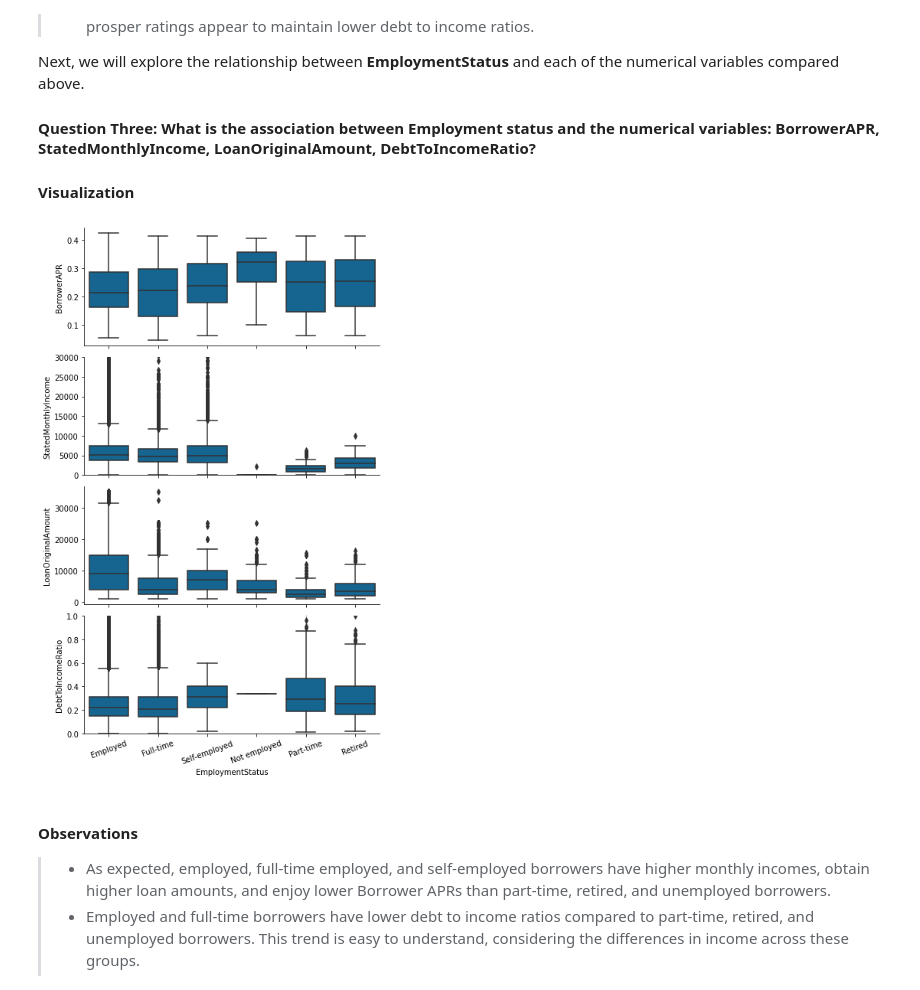
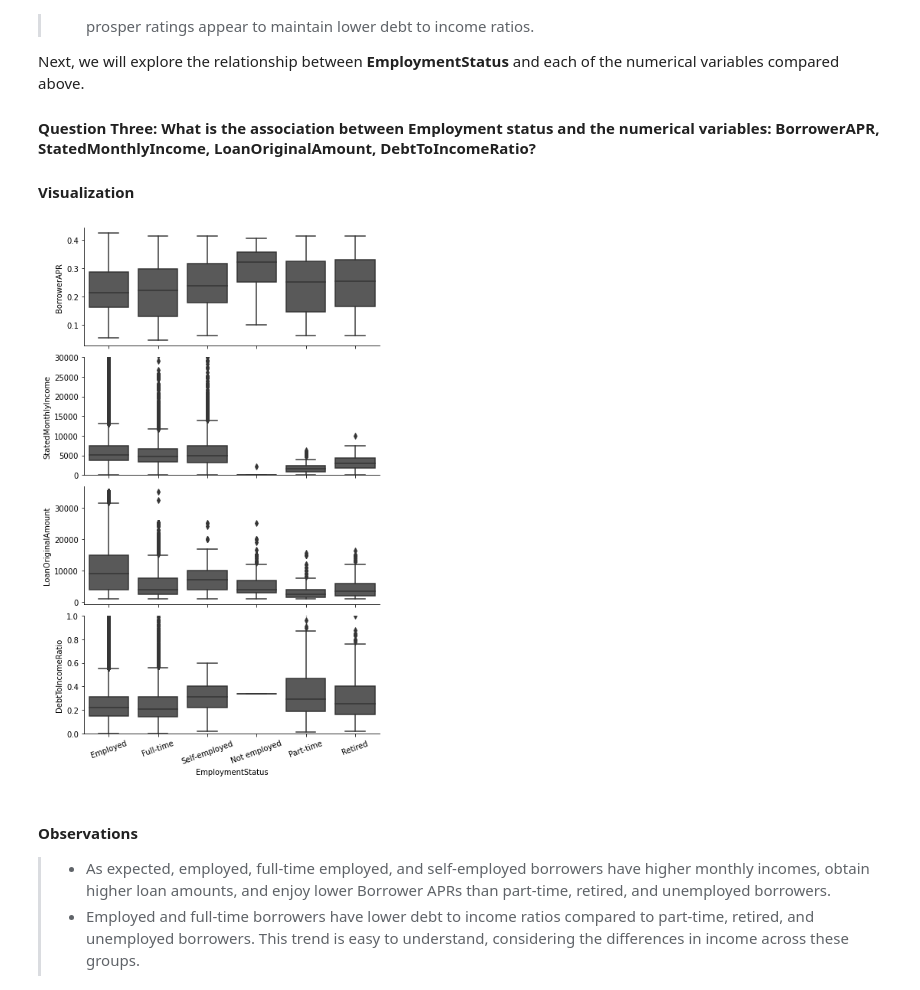
Before and after one commit to Lippins/Prosper-Loan-Data, a Jupyter notebook: exploration.ipynb, the cells around one changed output. Saved outputs shown, nothing was run; the diff lists cells and outputs as text; code cells hidden in the pictures.

```diff
--- a/exploration.ipynb
+++ b/exploration.ipynb
@@ -696,17 +696,17 @@ Next, we will explore the relationship between **EmploymentStatus** and each of
 # %%
 # Filter out entries where employment status is 'other'
 employment_filter = loan_df.query('EmploymentStatus != "Other"')
 
 fig = sns.PairGrid(data=employment_filter, y_vars=y_cols, x_vars='EmploymentStatus', aspect=2.5)
-fig.map(sns.boxplot, color=sns.color_palette()[0])
+fig.map(sns.boxplot, color=sns.color_palette()[3])
 
 # Limit the y axis of StatedMonthlyIncome to 0 - 30000
 fig.axes[1][0].set_ylim(0, 30000)
 # Limit the y axis of DebtToIncome ratio to 0 - 1
 fig.axes[3][0].set_ylim(0, 1)
 plt.xticks(rotation=20);
 # %% [output]
-[figure, old version]
+[figure, new version]
 # %% [markdown]
 #### Observations
 >-  As expected, employed, full-time employed, and self-employed borrowers have higher monthly incomes, obtain higher loan amounts, and enjoy lower Borrower APRs than part-time, retired, and unemployed borrowers.
```
Also changed, not shown: parts of 13 cells of this notebook.
